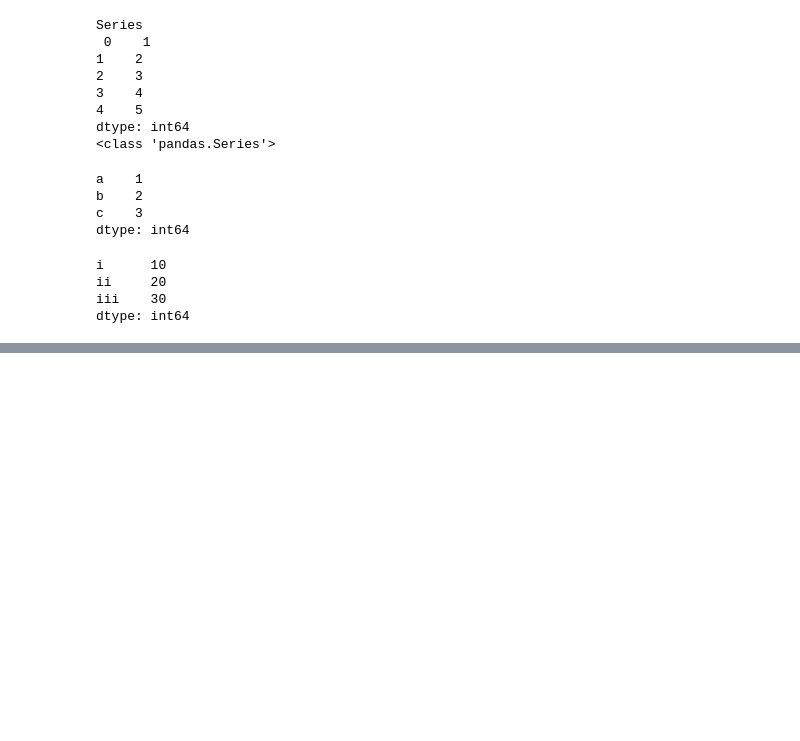
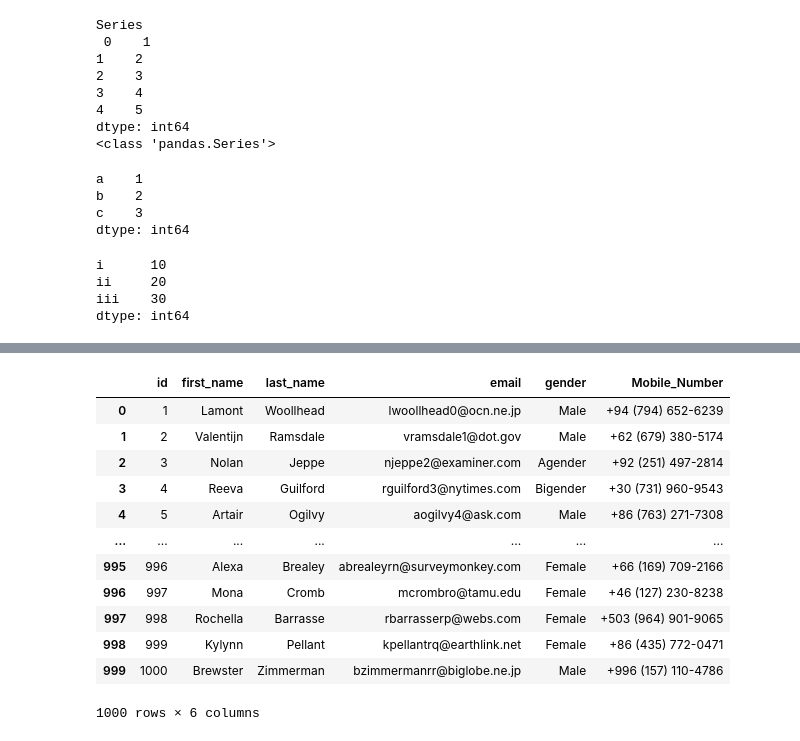
Before and after one commit to Leonidus786/12_2_Weekend, a Jupyter notebook: Data_Analysis_with_Python/9.2-pandas.ipynb, the cells around one changed output, grey strips where cells are left out. Drawn from its saved outputs; the diff is of its cells as text; code cells hidden in the pictures; blank space fills up the shorter version.

```diff
--- a/Data_Analysis_with_Python/9.2-pandas.ipynb
+++ b/Data_Analysis_with_Python/9.2-pandas.ipynb
@@ -174,6 +356,20 @@ df.describe()
 df.dtypes
 # %%
 import pandas as pd
-df = pd.read_excel("C:/Users/ADMIN/Downloads/myexcel.xlsx")
+df = pd.read_json("C:/Users/Admin/Downloads/MOCK_DATA (1).json")
 
 df
+# %% [output]
+|  | id | first_name | last_name | email | gender | Mobile_Number |
+| 0 | 1 | Lamont | Woollhead | lwoollhead0@ocn.ne.jp | Male | +94 (794) 652-6239 |
+| 1 | 2 | Valentijn | Ramsdale | vramsdale1@dot.gov | Male | +62 (679) 380-5174 |
+| 2 | 3 | Nolan | Jeppe | njeppe2@examiner.com | Agender | +92 (251) 497-2814 |
+| 3 | 4 | Reeva | Guilford | rguilford3@nytimes.com | Bigender | +30 (731) 960-9543 |
+| 4 | 5 | Artair | Ogilvy | aogilvy4@ask.com | Male | +86 (763) 271-7308 |
+| ... | ... | ... | ... | ... | ... | ... |
+| 995 | 996 | Alexa | Brealey | abrealeyrn@surveymonkey.com | Female | +66 (169) 709-2166 |
+| 996 | 997 | Mona | Cromb | mcrombro@tamu.edu | Female | +46 (127) 230-8238 |
+| 997 | 998 | Rochella | Barrasse | rbarrasserp@webs.com | Female | +503 (964) 901-9065 |
+| 998 | 999 | Kylynn | Pellant | kpellantrq@earthlink.net | Female | +86 (435) 772-0471 |
+| 999 | 1000 | Brewster | Zimmerman | bzimmermanrr@biglobe.ne.jp | Male | +996 (157) 110-4786 |
+1000 rows × 6 columns
```
Also changed, not shown: parts of 30 cells of this notebook.
